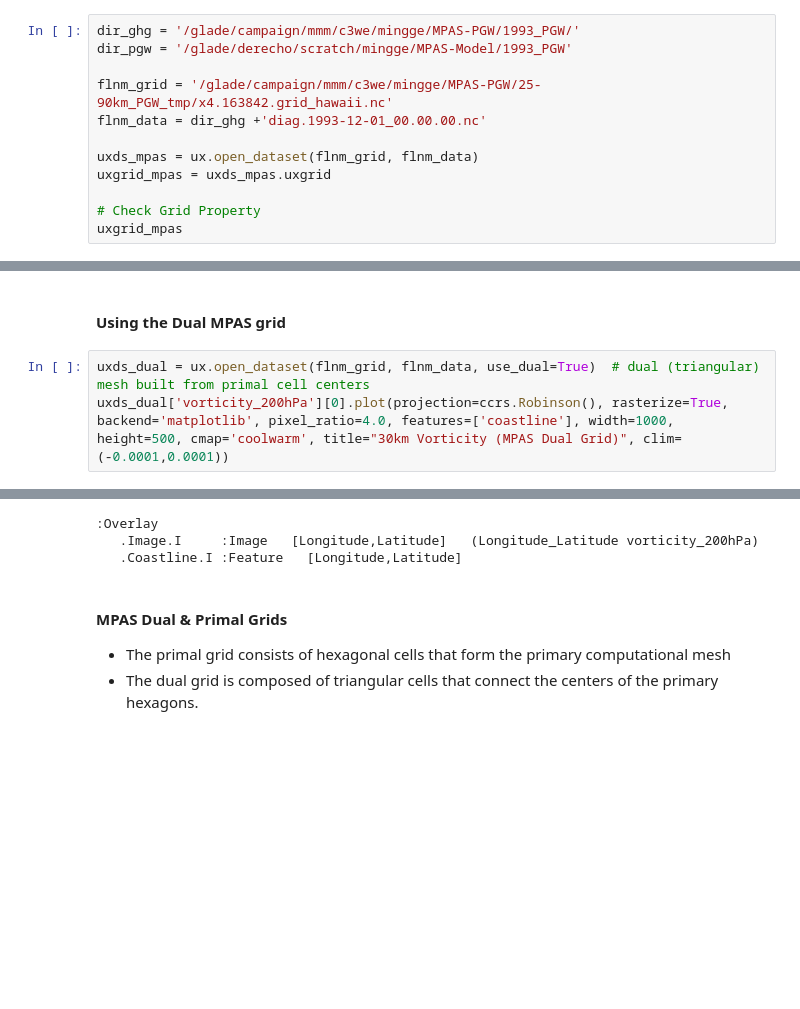
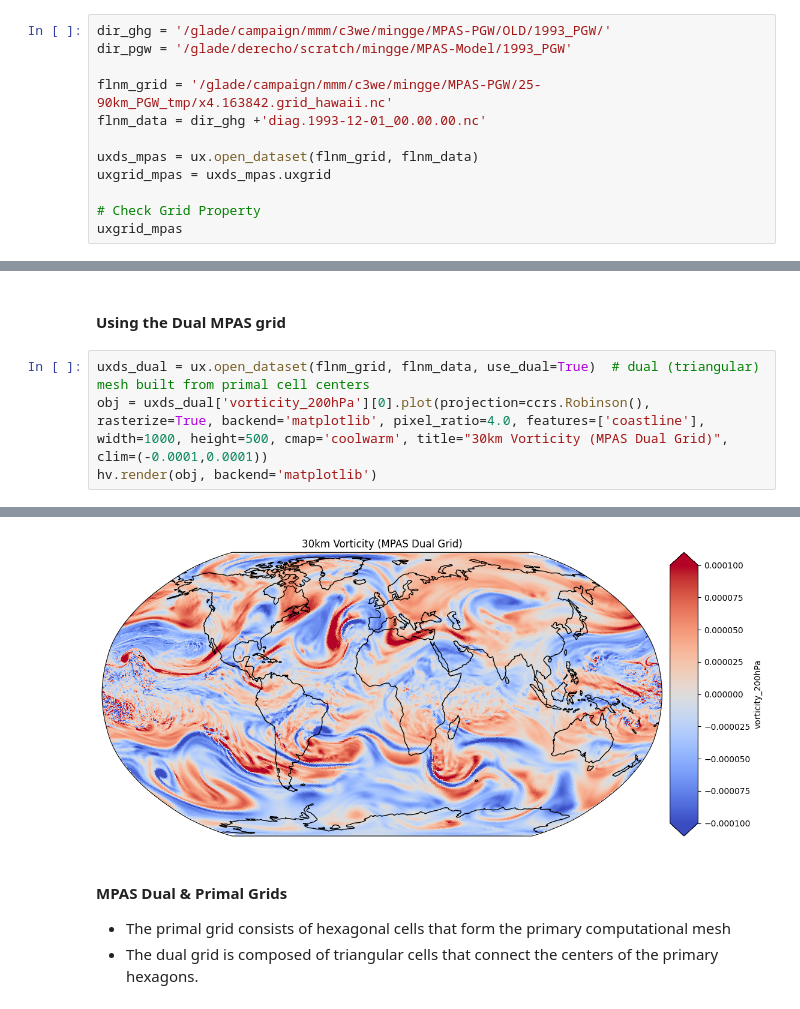
Before and after one commit to ming80302/MPAS_Plotting, a Jupyter notebook: MPAS_graphics/plot_diag_uxarray.ipynb, the cells around one changed output, grey strips where cells are left out. Cells and saved outputs as stored; diff of their text form; blank space fills up the shorter version.

```diff
--- a/MPAS_graphics/plot_diag_uxarray.ipynb
+++ b/MPAS_graphics/plot_diag_uxarray.ipynb
@@ -31,7 +33,7 @@ import warnings
 [interactive output not drawn]
 [interactive output not drawn]
 # %%
-dir_ghg = '/glade/campaign/mmm/c3we/mingge/MPAS-PGW/1993_PGW/'
+dir_ghg = '/glade/campaign/mmm/c3we/mingge/MPAS-PGW/OLD/1993_PGW/'
 dir_pgw = '/glade/derecho/scratch/mingge/MPAS-Model/1993_PGW'
 
 flnm_grid = '/glade/campaign/mmm/c3we/mingge/MPAS-PGW/25-90km_PGW_tmp/x4.163842.grid_hawaii.nc'
@@ -149,5 +155,6 @@ uxds_mpas['relhum_200hPa'][0].plot(projection=ccrs.Robinson(), backend='matplotl
 #### Using the Dual MPAS grid
 # %%
 uxds_dual = ux.open_dataset(flnm_grid, flnm_data, use_dual=True)  # dual (triangular) mesh built from primal cell centers
-uxds_dual['vorticity_200hPa'][0].plot(projection=ccrs.Robinson(), rasterize=True, backend='matplotlib', pixel_ratio=4.0, features=['coastline'], width=1000, height=500, cmap='coolwarm', title="30km Vorticity (MPAS Dual Grid)", clim=(-0.0001,0.0001))
+obj = uxds_dual['vorticity_200hPa'][0].plot(projection=ccrs.Robinson(), rasterize=True, backend='matplotlib', pixel_ratio=4.0, features=['coastline'], width=1000, height=500, cmap='coolwarm', title="30km Vorticity (MPAS Dual Grid)", clim=(-0.0001,0.0001))
+hv.render(obj, backend='matplotlib')
 # %% [output]
@@ -158,6 +161,4 @@ uxds_dual['vorticity_200hPa'][0].plot(projection=ccrs.Robinson(), rasterize=True
-:Overlay
-   .Image.I     :Image   [Longitude,Latitude]   (Longitude_Latitude vorticity_200hPa)
-   .Coastline.I :Feature   [Longitude,Latitude]
+[figure, added]
 # %% [markdown]
 #### MPAS  Dual & Primal Grids
 - The primal grid consists of hexagonal cells that form the primary computational mesh
```
Also changed, not shown: parts of 4 cells of this notebook, 8 other files.
